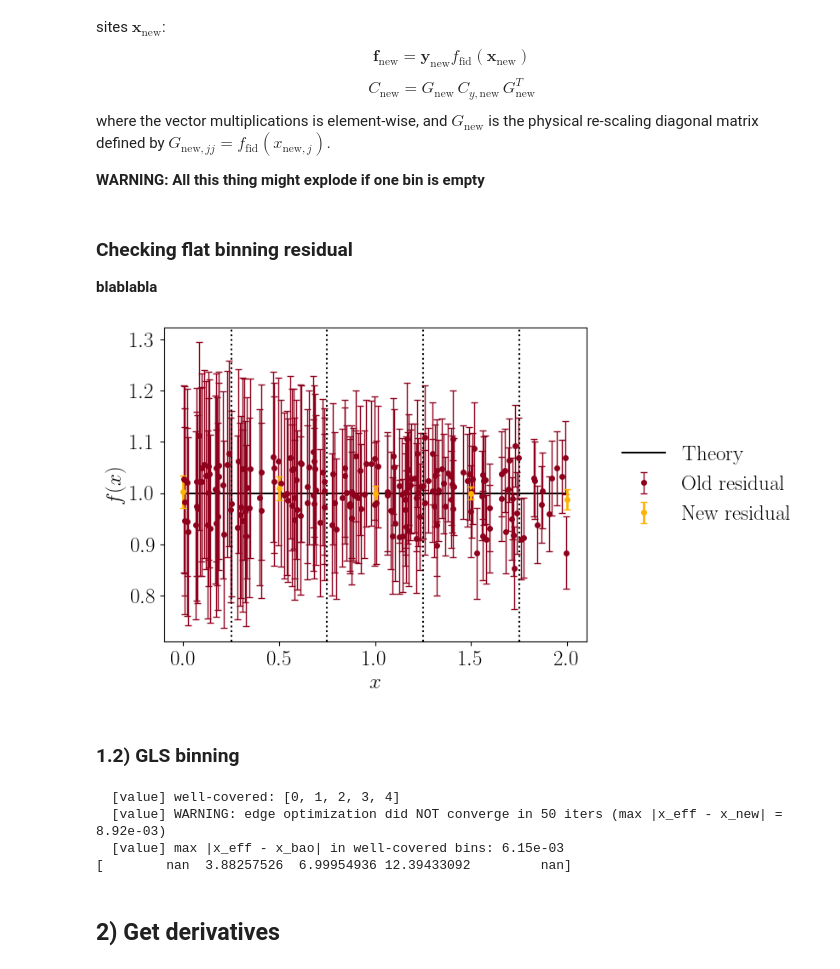
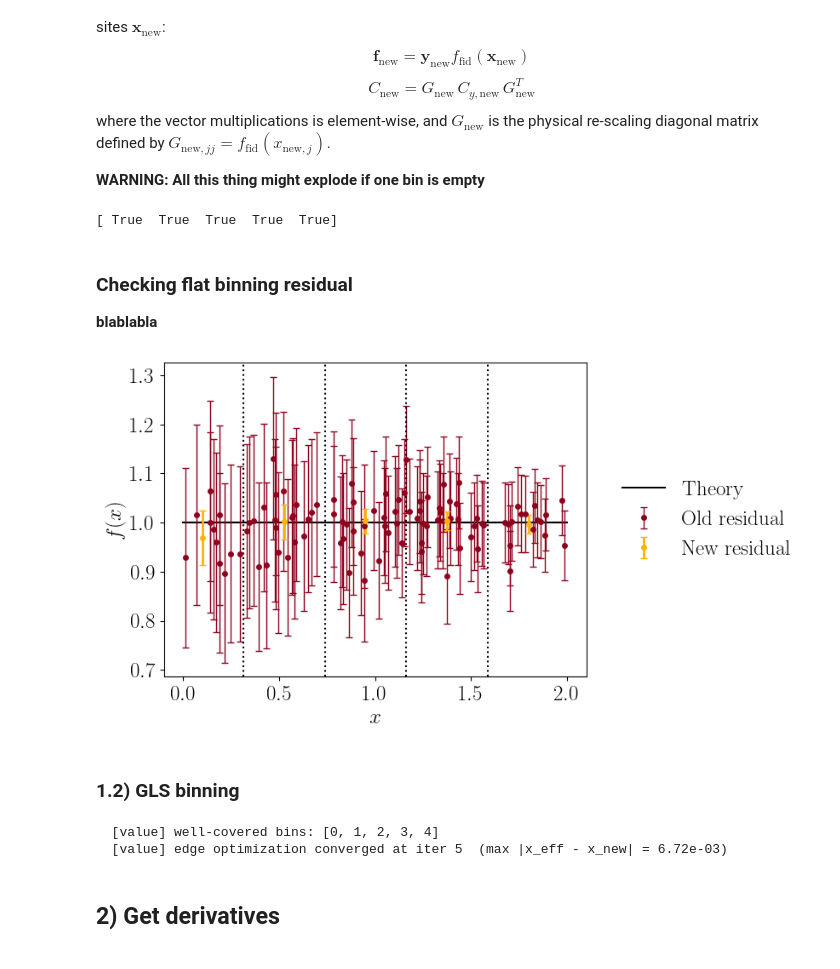
Before and after one commit to matmartinelli/CoRe, a Jupyter notebook: DEMO-Binning.ipynb, the cells around one changed output. Cells and saved outputs as stored; diff of their text form; code cells hidden in the pictures.

Commit message:
updated DEMO for binning

```diff
--- a/DEMO-Binning.ipynb
+++ b/DEMO-Binning.ipynb
@@ -49,8 +49,8 @@ Some things to do at the beginning so that we can enjoy a wonderful GP experienc
 Here we specify the fixed settings of the reconstruction, namely the number and distribution of the $x$ points where the reconstruction is performed
 # %%
 N_recon    = 5
-xmin_recon = 0.
-xmax_recon = 2.
+xmin_recon = 0.1
+xmax_recon = 1.8
 x_recon = np.linspace(xmin_recon,xmax_recon,N_recon)
 # %% [markdown]
 ## Theoretical function
@@ -82,7 +82,7 @@ where $N$ is the order of the polynomial and $a_i$ are the parameters controllin
 
 Settings controlling the data quality: number of measurements and their error
 # %%
-Ndata   = 200
+Ndata   = 100
 xmin    = 0
 xmax    = 2
 err_fac = 5
@@ -191,12 +191,16 @@ where the vector multiplications is element-wise, and $G_{\text{new}}$ is the ph
 **WARNING: All this thing might explode if one bin is empty**
 # %%
 bin_engine = BinnedCalculator(dataset,covmat,method='FLAT')
-f_new,C_new = bin_engine.flat_residual_binning(x_recon,fiducial=theory_model['f'])
+f_new,C_new,mask = bin_engine.flat_residual_binning(x_recon,fiducial=theory_model['f'])
 binning_results['FLAT'] = {'f': f_new,
+                           'mask': mask,
                            'covmat': C_new,
                            'class': bin_engine}
 
+print(mask)
 methods = methods + ['FLAT']
+# %% [output]
+[ True  True  True  True  True]
 # %% [markdown]
 ### Checking flat binning residual
 
@@ -204,37 +208,35 @@ methods = methods + ['FLAT']
 # %%
 if 'FLAT' in binning_results:
     plt.figure()
     plt.plot(xplot,[1]*len(xplot),color='black',label='Theory')
     plt.xlabel(r'$x$')
     plt.ylabel(r'$f(x)$')
 
     inner = binning_results['FLAT']['class']
     plt.errorbar(inner.x_old,inner.residual_old,yerr=np.sqrt(np.diag(inner.C_residual_old)),ls='',
                  fmt='o',ms=4,capsize=3,elinewidth=1.0,label='Old residual',color=red)
-    plt.errorbar(inner.x_new,inner.residual_new,yerr=np.sqrt(np.diag(inner.C_residual_new)),ls='',
+    plt.errorbar(inner.x_valid,inner.residual_new,yerr=np.sqrt(np.diag(inner.C_residual_new)),ls='',
                  fmt='o',ms=4,capsize=3,elinewidth=2.0,label='New residual',color=yellow)
     for edge in inner.bin_edges:
         plt.axvline(x=edge,ls=':',color='black')
 
     plt.legend(**sidelegend);
 # %% [output]
-[figure, old version]
+[figure, new version]
 # %% [markdown]
 ### 1.2) GLS binning
 # %%
 bin_engine = BinnedCalculator(dataset,covmat,method='GLS')
-f_new,C_new = bin_engine.GLS_binning(x_recon)
+f_new,C_new,mask = bin_engine.GLS_binning(x_recon,tol=1.e-2,max_iter=50)
 binning_results['GLS'] = {'f': f_new,
-                           'covmat': C_new,
-                           'class': bin_engine}
+                          'mask': mask,
+                          'covmat': C_new,
+                          'class': bin_engine}
 
 methods = methods + ['GLS']
-print(f_new)
 # %% [output]
-  [value] well-covered: [0, 1, 2, 3, 4]
-  [value] WARNING: edge optimization did NOT converge in 50 iters (max |x_eff - x_new| = 8.92e-03)
-  [value] max |x_eff - x_bao| in well-covered bins: 6.15e-03
-[        nan  3.88257526  6.99954936 12.39433092         nan]
+  [value] well-covered bins: [0, 1, 2, 3, 4]
+  [value] edge optimization converged at iter 5  (max |x_eff - x_new| = 6.72e-03)
 # %% [markdown]
 ## 2) Get derivatives
 # %% [markdown]
```
Also changed, not shown: parts of 14 cells of this notebook.
